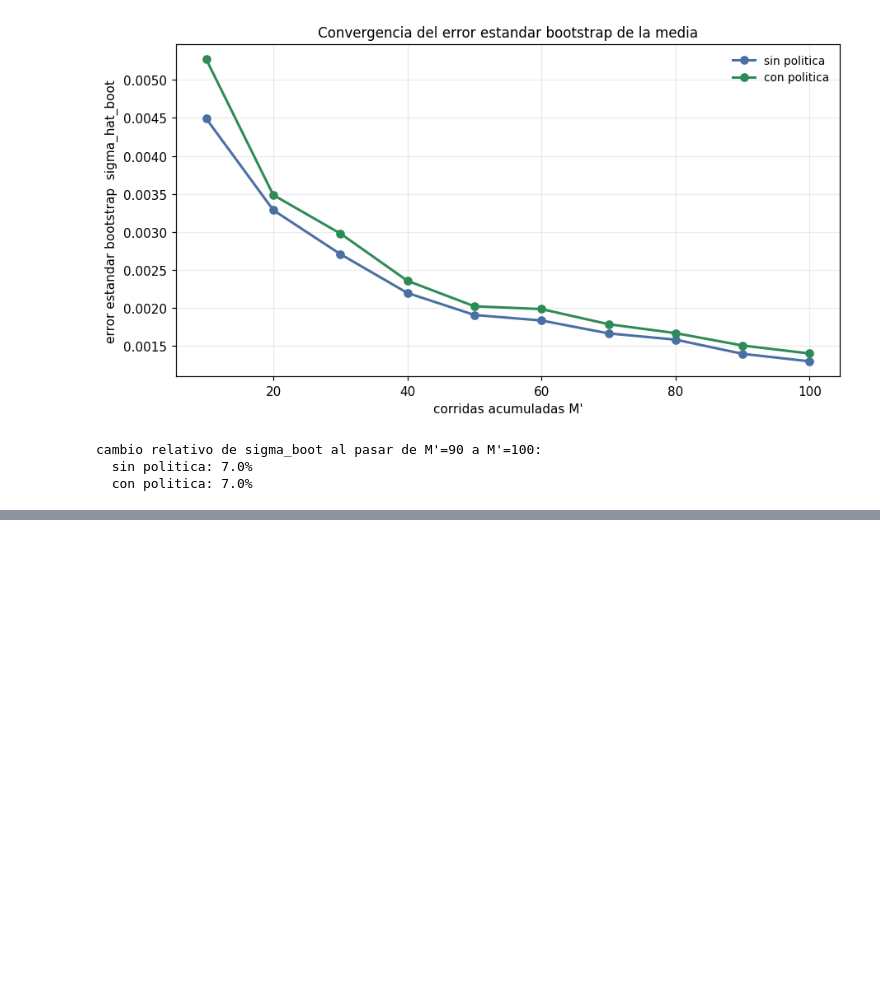
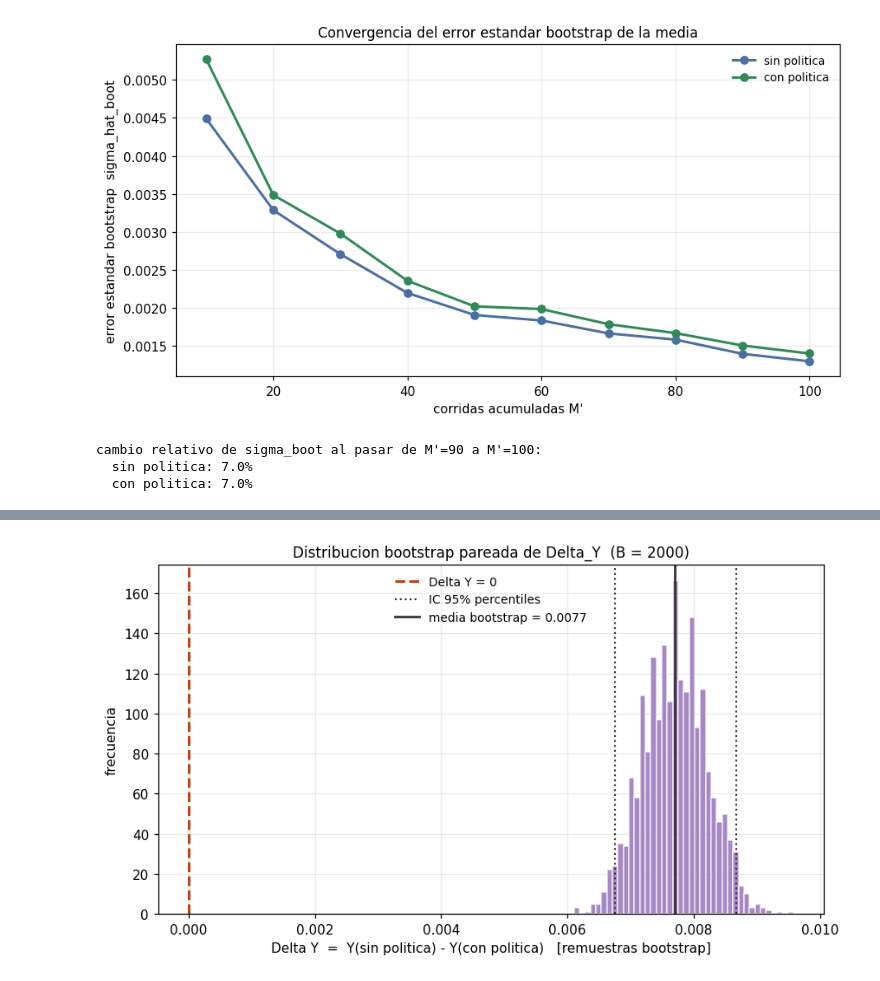
Before and after one commit to Branuvg/lab4_modsim, a Jupyter notebook: abm_bicicletas.ipynb, the cells around one changed output, grey strips where cells are left out. Saved outputs shown, nothing was run; the diff lists cells and outputs as text; code cells hidden in the pictures; blank space fills up the shorter version.

Commit message:
Task 2.2.c: diferencia pareada entre escenarios (delta Y)

```diff
--- a/abm_bicicletas.ipynb
+++ b/abm_bicicletas.ipynb
@@ -1591,0 +1606,28 @@ cambio relativo de sigma_boot al pasar de M'=90 a M'=100:
+# %%
+def bootstrap_diferencia_pareada(Y_a, Y_b, B=2000, rng=None):
+    if rng is None:
+        rng = np.random.default_rng()
+    M = len(Y_a)
+    idx = rng.integers(0, M, size=(B, M))
+    diffs_boot = Y_a[idx].mean(axis=1) - Y_b[idx].mean(axis=1)
+
+    mu_boot = float(diffs_boot.mean())
+    se_boot = float(diffs_boot.std(ddof=1))
+    ci95    = (float(np.percentile(diffs_boot, 2.5)),
+               float(np.percentile(diffs_boot, 97.5)))
+    return diffs_boot, mu_boot, se_boot, ci95
+
+
+rng_diff = np.random.default_rng(SEED + 2)
+boot_diff, mu_diff, se_diff, ci_diff = bootstrap_diferencia_pareada(
+    Y_sin, Y_con, B=2000, rng=rng_diff)
+
+delta_puntual = float(Y_sin.mean() - Y_con.mean())
+
+print(f"Delta_Y puntual (media sin - media con)      : {delta_puntual:.4f}")
+print(f"Delta_Y bootstrap (media de las B diferencias): {mu_diff:.4f}")
+print(f"error estandar bootstrap de Delta_Y           : {se_diff:.4f}")
+print(f"IC 95% bootstrap (percentiles) de Delta_Y     : [{ci_diff[0]:.4f}, {ci_diff[1]:.4f}]")
+print(f"\nreduccion relativa de congestion             : "
+      f"{delta_puntual / Y_sin.mean():.1%}")
+print(f"el IC 95% incluye el cero? : {ci_diff[0] <= 0 <= ci_diff[1]}")
@@ -1591,0 +1642,16 @@ cambio relativo de sigma_boot al pasar de M'=90 a M'=100:
+# %%
+fig, ax = plt.subplots(figsize=(8.0, 4.6), dpi=110)
+ax.hist(boot_diff, bins=40, color="#8a5fb0", alpha=0.75, edgecolor="white")
+ax.axvline(0.0, color="#c1440e", lw=2.0, ls="--", label="Delta Y = 0")
+ax.axvline(ci_diff[0], color="#333333", lw=1.4, ls=":")
+ax.axvline(ci_diff[1], color="#333333", lw=1.4, ls=":", label="IC 95% percentiles")
+ax.axvline(mu_diff, color="#333333", lw=1.8, label=f"media bootstrap = {mu_diff:.4f}")
+ax.set_xlabel("Delta Y  =  Y(sin politica) - Y(con politica)   [remuestras bootstrap]")
+ax.set_ylabel("frecuencia")
+ax.set_title("Distribucion bootstrap pareada de Delta_Y  (B = 2000)", fontsize=11)
+ax.legend(frameon=False, fontsize=9)
+ax.grid(alpha=0.25)
+fig.tight_layout()
+plt.show()
+# %% [output]
+[figure, added]
```
Also changed, not shown: parts of 2 cells of this notebook.
